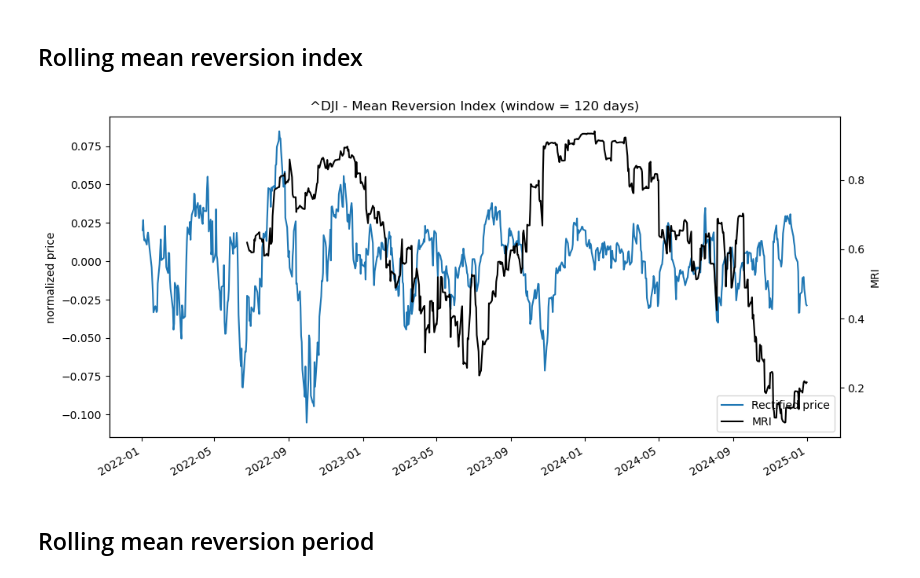
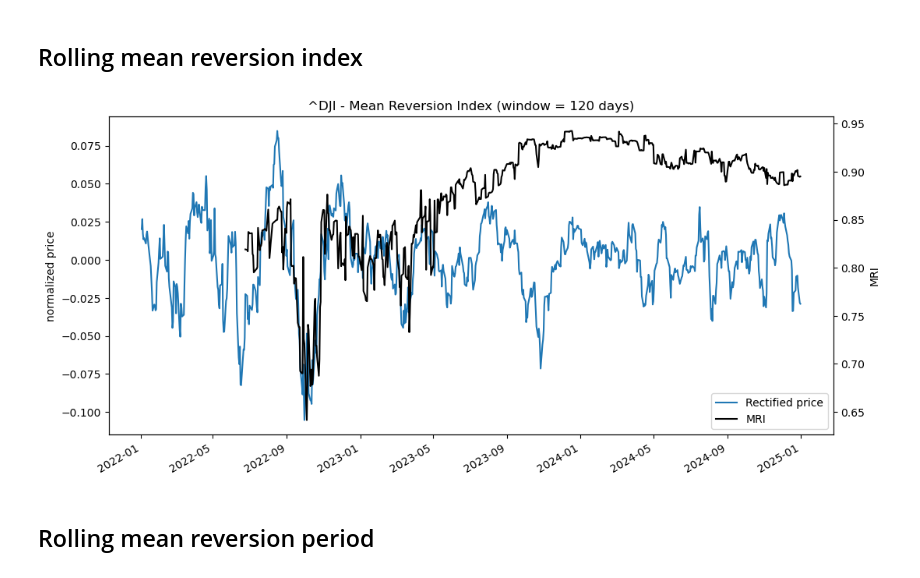
Before and after one commit to lorenzorizzi17/MeanReversionMetric, a Jupyter notebook: rolling_test.ipynb, the cells around one changed output. Cells and saved outputs as stored; diff of their text form; code cells hidden in the pictures.

```diff
--- a/rolling_test.ipynb
+++ b/rolling_test.ipynb
@@ -74,25 +70,25 @@ plt.show()
 ## Rolling mean reversion index
 # %%
 # normalization volatility-amplitude ratio using sigmoid function (parameter to be tuned)
-#df["MRI"] = 1 / ( 1 + np.exp(150*df["volatility"]**2 / df["amplitude"]-3)) # alternative with sqared volatility (seems to work better)
-df["MRI"] = df["rect"].rolling(window=window, center=False).apply(mr.mean_revertion_index, raw=True)
+df["MRI"] = 1 / ( 1 + np.exp(150*df["volatility"]**2 / df["amplitude"]-3)) # alternative with sqared volatility (seems to work better)
+#df["MRI"] = df["rect"].rolling(window=window, center=False).apply(mr.mean_revertion_index, raw=True)
 #df["MRI"] = apply_savgol_with_nan(df["MRI"], 90, 3) # smoothing
 
 ax = df["rect"].plot(figsize=(12,6), label="Rectified price")
 ax2 = ax.twinx()
 df["MRI"].plot(ax=ax2, color='k', label="MRI")
 ax.set_ylabel("rect")
 ax2.set_ylabel("MRI")
 lines1, labels1 = ax.get_legend_handles_labels()
 lines2, labels2 = ax2.get_legend_handles_labels()
 ax.legend(lines1 + lines2, labels1 + labels2, loc='lower right')
 plt.title(f"{asset_name} - Mean Reversion Index (window = {window} days)")
 ax.set_xlabel("")
 ax.set_ylabel("normalized price")
 ax2.set_ylabel("MRI")
 plt.show()
 # %% [output]
-[figure, old version]
+[figure, new version]
 # %% [markdown]
 ## Rolling mean reversion period
 # %%
```
Also changed, not shown: parts of 4 cells of this notebook, 2 other files.
